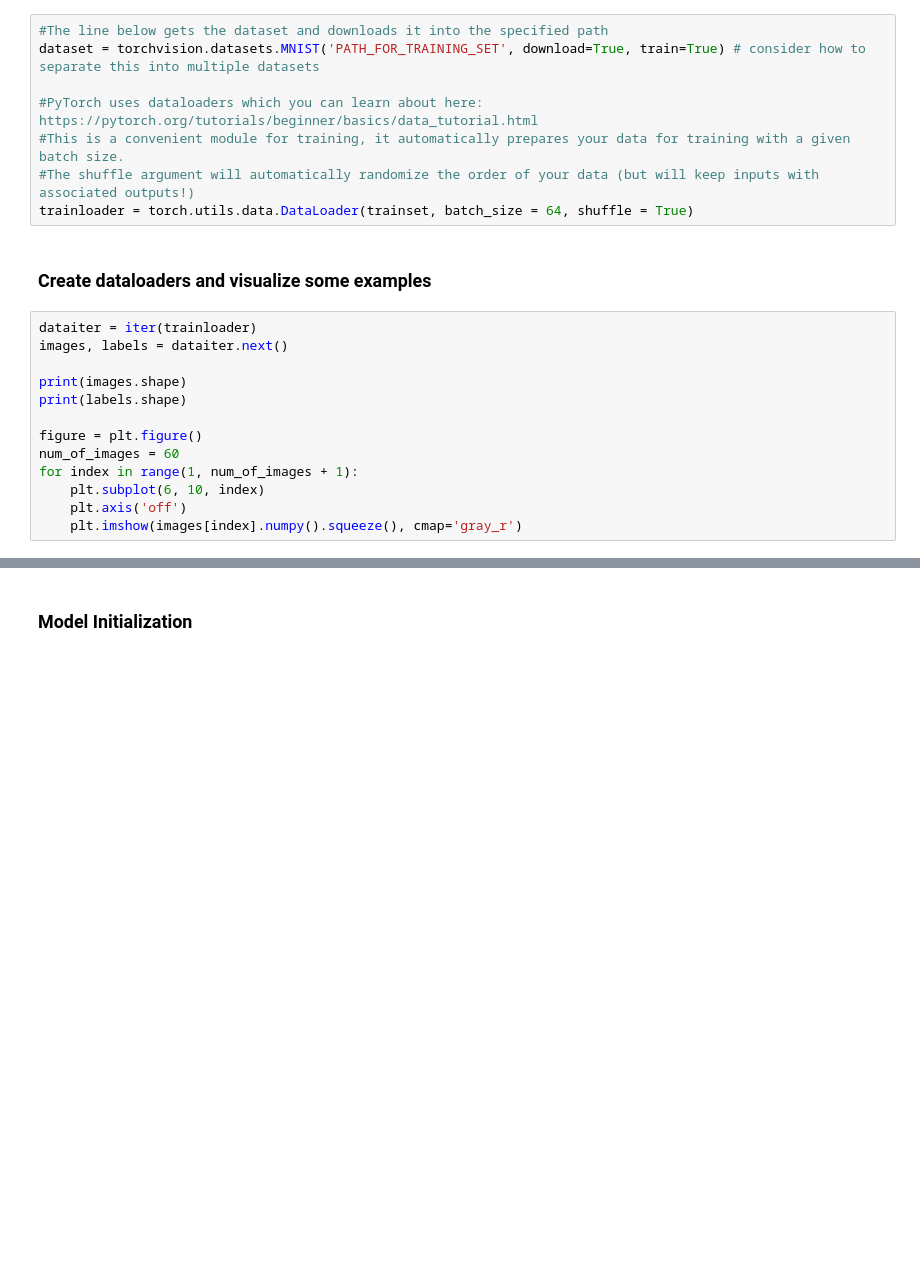
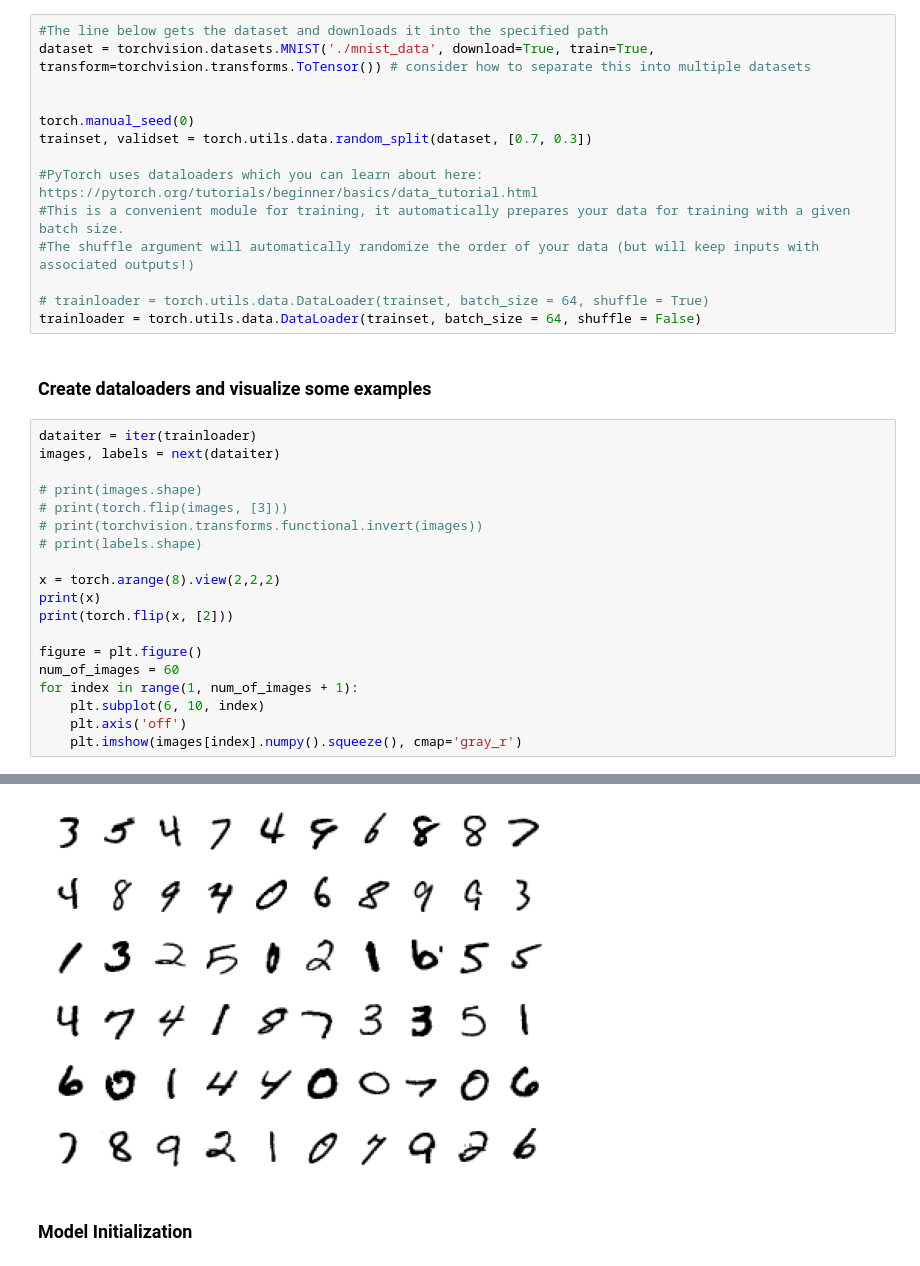
Before and after one commit to ryanbylee/handwritten-digit-classifier, a Jupyter notebook: handwritten_digit_classifier.ipynb, the cells around one changed output, grey strips where cells are left out. Saved outputs shown, nothing was run; the diff lists cells and outputs as text; blank space fills up the shorter version.

Commit message:
add manual seed and image preprocessing functions

```diff
--- a/handwritten_digit_classifier.ipynb
+++ b/handwritten_digit_classifier.ipynb
@@ -25,20 +19,32 @@ Mounted at /content/gdrive
 ### Download training and testing data
 # %%
 #The line below gets the dataset and downloads it into the specified path
-dataset = torchvision.datasets.MNIST('PATH_FOR_TRAINING_SET', download=True, train=True) # consider how to separate this into multiple datasets
+dataset = torchvision.datasets.MNIST('./mnist_data', download=True, train=True, transform=torchvision.transforms.ToTensor()) # consider how to separate this into multiple datasets
+
+
+torch.manual_seed(0)
+trainset, validset = torch.utils.data.random_split(dataset, [0.7, 0.3])
 
 #PyTorch uses dataloaders which you can learn about here: https://pytorch.org/tutorials/beginner/basics/data_tutorial.html
 #This is a convenient module for training, it automatically prepares your data for training with a given batch size.
 #The shuffle argument will automatically randomize the order of your data (but will keep inputs with associated outputs!)
-trainloader = torch.utils.data.DataLoader(trainset, batch_size = 64, shuffle = True)
+
+# trainloader = torch.utils.data.DataLoader(trainset, batch_size = 64, shuffle = True)
+trainloader = torch.utils.data.DataLoader(trainset, batch_size = 64, shuffle = False)
 # %% [markdown]
 ### Create dataloaders and visualize some examples
 # %%
 dataiter = iter(trainloader)
-images, labels = dataiter.next()
+images, labels = next(dataiter)
 
-print(images.shape)
-print(labels.shape)
+# print(images.shape)
+# print(torch.flip(images, [3]))
+# print(torchvision.transforms.functional.invert(images))
+# print(labels.shape)
+
+x = torch.arange(8).view(2,2,2)
+print(x)
+print(torch.flip(x, [2]))
 
 figure = plt.figure()
 num_of_images = 60
@@ -46,3 +52,4 @@ for index in range(1, num_of_images + 1):
     plt.subplot(6, 10, index)
     plt.axis('off')
     plt.imshow(images[index].numpy().squeeze(), cmap='gray_r')
+# %% [output]
@@ -49,3 +73,4 @@ for index in range(1, num_of_images + 1):
+[figure, added]
 # %% [markdown]
 ### Model Initialization
 # %%
```
Also changed, not shown: parts of 3 cells of this notebook, 8 other files.
